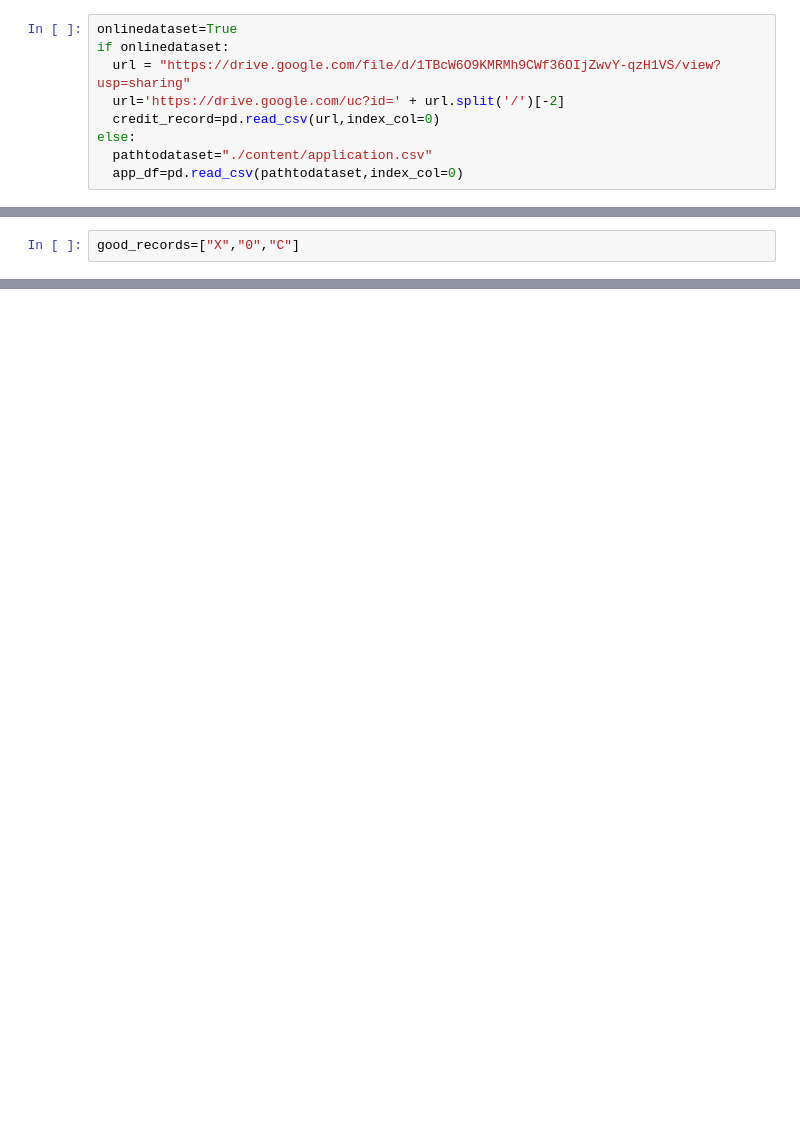
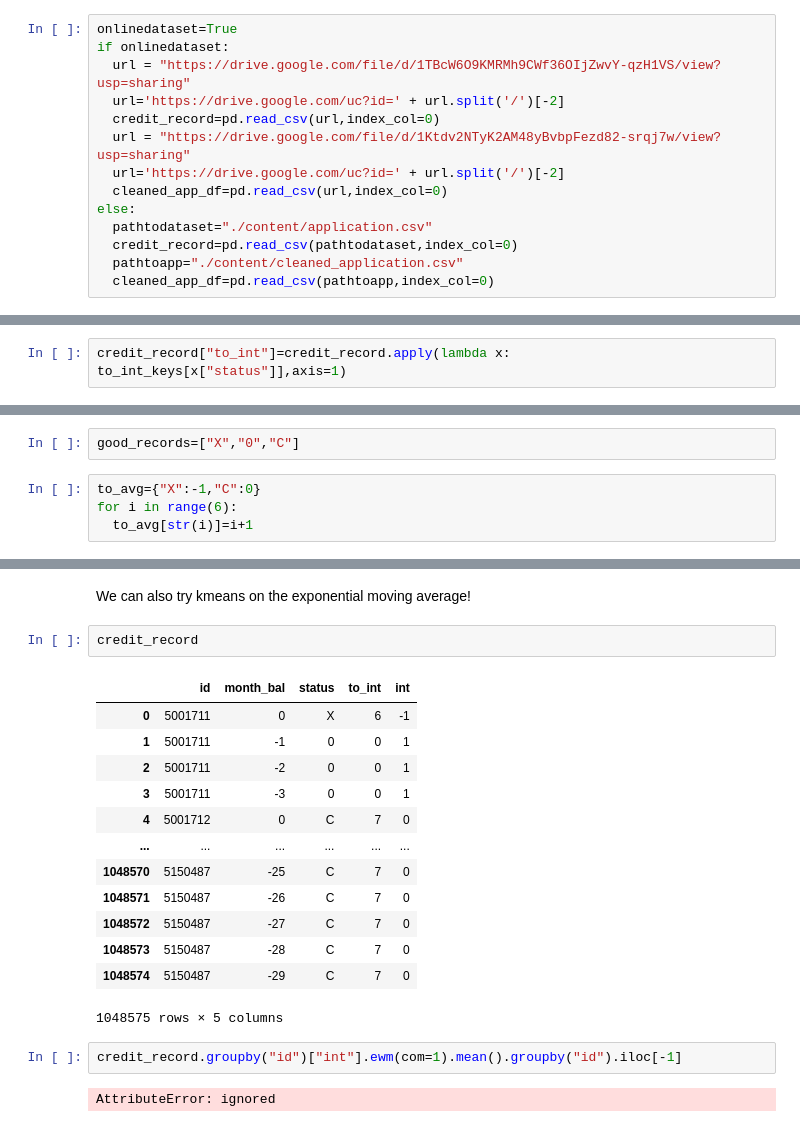
Before and after one commit to johntanas/it1244project, a Jupyter notebook: code/label.ipynb, the cells around one changed output, grey strips where cells are left out. Saved outputs shown, nothing was run; the diff lists cells and outputs as text; blank space fills up the shorter version.

```diff
--- a/code/label.ipynb
+++ b/code/label.ipynb
@@ -9,9 +9,14 @@ if onlinedataset:
   url = "https://drive.google.com/file/d/1TBcW6O9KMRMh9CWf36OIjZwvY-qzH1VS/view?usp=sharing"
   url='https://drive.google.com/uc?id=' + url.split('/')[-2]
   credit_record=pd.read_csv(url,index_col=0)
+  url = "https://drive.google.com/file/d/1Ktdv2NTyK2AM48yBvbpFezd82-srqj7w/view?usp=sharing"
+  url='https://drive.google.com/uc?id=' + url.split('/')[-2]
+  cleaned_app_df=pd.read_csv(url,index_col=0)
 else:
   pathtodataset="./content/application.csv"
-  app_df=pd.read_csv(pathtodataset,index_col=0)
+  credit_record=pd.read_csv(pathtodataset,index_col=0)
+  pathtoapp="./content/cleaned_application.csv"
+  cleaned_app_df=pd.read_csv(pathtoapp,index_col=0)
 # %%
 credit_record
 # %% [output]
@@ -41,0 +45,2 @@ We define a good label as a person not having >1 month of no loan payment
+# %%
+credit_record["to_int"]=credit_record.apply(lambda x: to_int_keys[x["status"]],axis=1)
@@ -42,2 +65,6 @@ We define a good label as a person not having >1 month of no loan payment
 # %%
 good_records=["X","0","C"]
+# %%
+to_avg={"X":-1,"C":0}
+for i in range(6):
+  to_avg[str(i)]=i+1
@@ -67,0 +162,22 @@ ids.to_csv("labels.csv")
+# %% [markdown]
+We can also try kmeans on the exponential moving average!
+# %%
+credit_record
+# %% [output]
+|  | id | month_bal | status | to_int | int |
+| 0 | 5001711 | 0 | X | 6 | -1 |
+| 1 | 5001711 | -1 | 0 | 0 | 1 |
+| 2 | 5001711 | -2 | 0 | 0 | 1 |
+| 3 | 5001711 | -3 | 0 | 0 | 1 |
+| 4 | 5001712 | 0 | C | 7 | 0 |
+| ... | ... | ... | ... | ... | ... |
+| 1048570 | 5150487 | -25 | C | 7 | 0 |
+| 1048571 | 5150487 | -26 | C | 7 | 0 |
+| 1048572 | 5150487 | -27 | C | 7 | 0 |
+| 1048573 | 5150487 | -28 | C | 7 | 0 |
+| 1048574 | 5150487 | -29 | C | 7 | 0 |
+1048575 rows × 5 columns
+# %%
+credit_record.groupby("id")["int"].ewm(com=1).mean().groupby("id").iloc[-1]
+# %% [output]
+AttributeError: ignored
```
Also changed, not shown: parts of 20 cells of this notebook.
